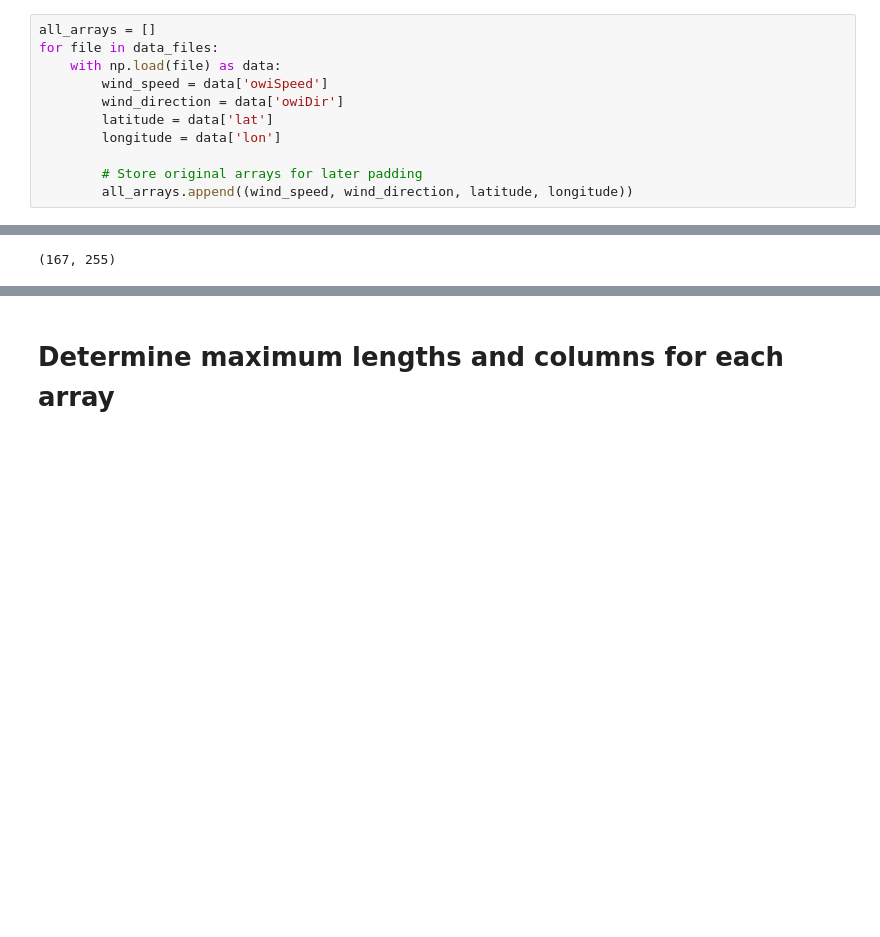
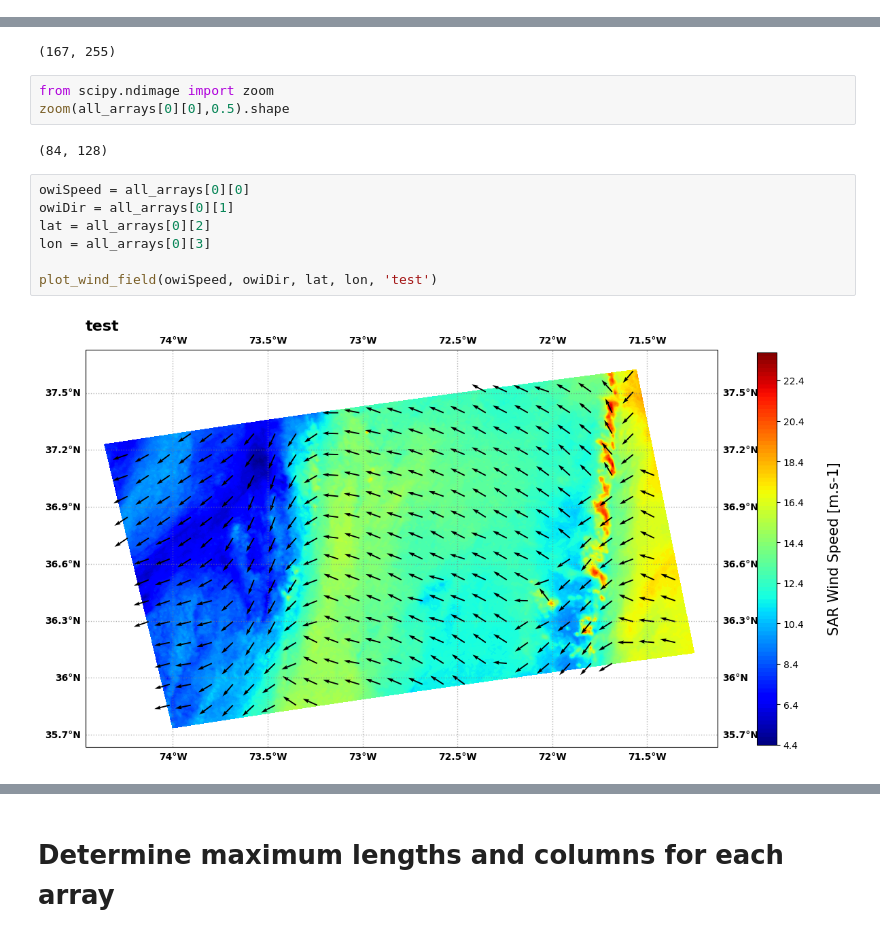
Before and after one commit to noriegamonsc1/Offshore-Wind-Research-2024-2025, a Jupyter notebook: notebooks/data_exploration/Numpy_arrays_Unsupervised_ML.ipynb, the cells around one changed output, grey strips where cells are left out. Drawn from its saved outputs; the diff is of its cells as text; blank space fills up the shorter version.

Commit message:
added data management & visualization functions

```diff
--- a/notebooks/data_exploration/Numpy_arrays_Unsupervised_ML.ipynb
+++ b/notebooks/data_exploration/Numpy_arrays_Unsupervised_ML.ipynb
@@ -25,18 +18,21 @@ There are 5773 files
 # %% [markdown]
 # Load all the arrays
 Data is read, and append in the list 'all_arrays'
-# %%
-all_arrays = []
-for file in data_files:
-    with np.load(file) as data:
-        wind_speed = data['owiSpeed']
-        wind_direction = data['owiDir']
-        latitude = data['lat']
-        longitude = data['lon']
-
-        # Store original arrays for later padding
-        all_arrays.append((wind_speed, wind_direction, latitude, longitude))
 # %%
 all_arrays[0][0].shape#[...,254].shape
 # %% [output]
 (167, 255)
+# %%
+from scipy.ndimage import zoom
+zoom(all_arrays[0][0],0.5).shape
+# %% [output]
+(84, 128)
+# %%
+owiSpeed = all_arrays[0][0]
+owiDir = all_arrays[0][1]
+lat = all_arrays[0][2]
+lon = all_arrays[0][3]
+
+plot_wind_field(owiSpeed, owiDir, lat, lon, 'test')
+# %% [output]
+[figure, added]
```
Also changed, not shown: parts of 5 cells of this notebook, 6 other files.
